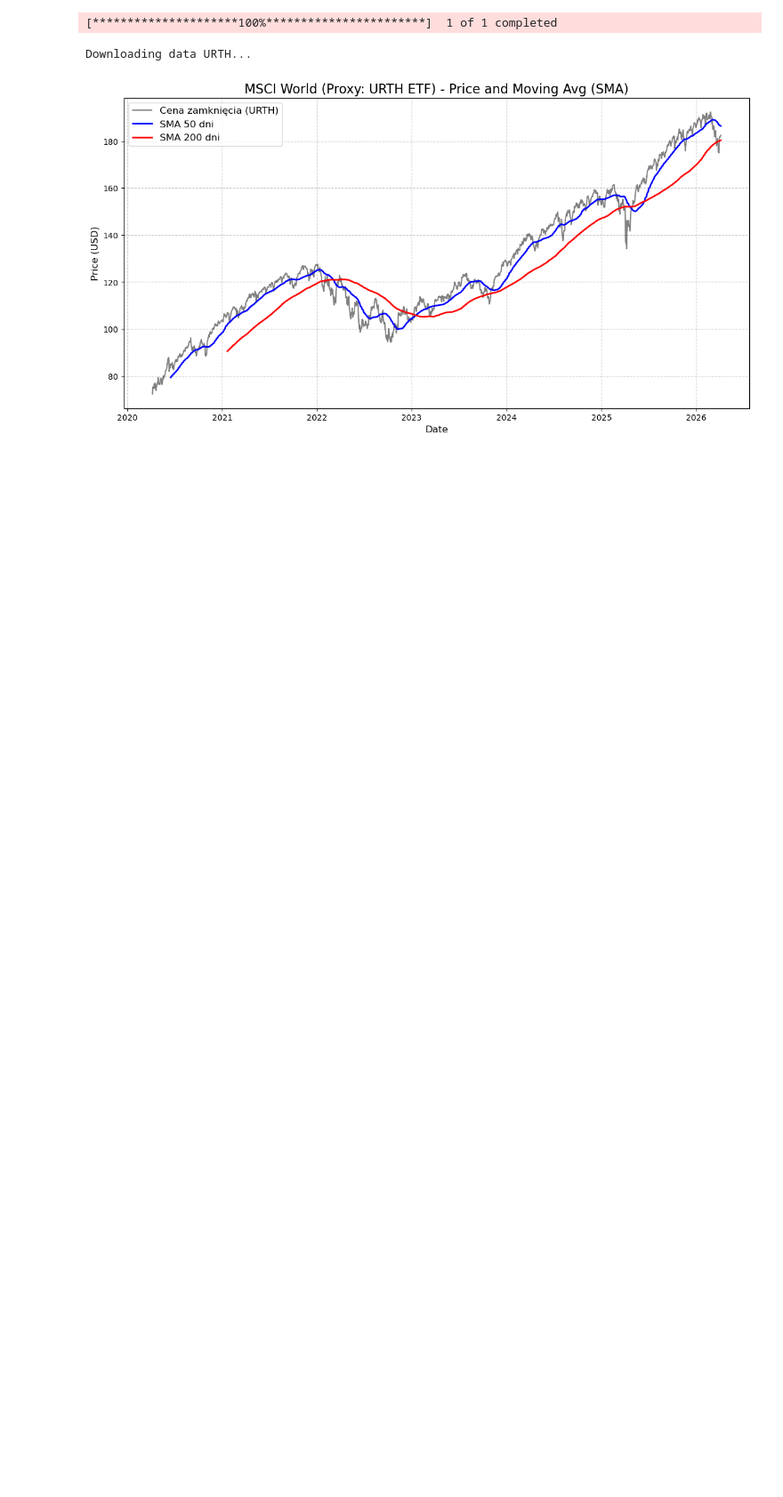
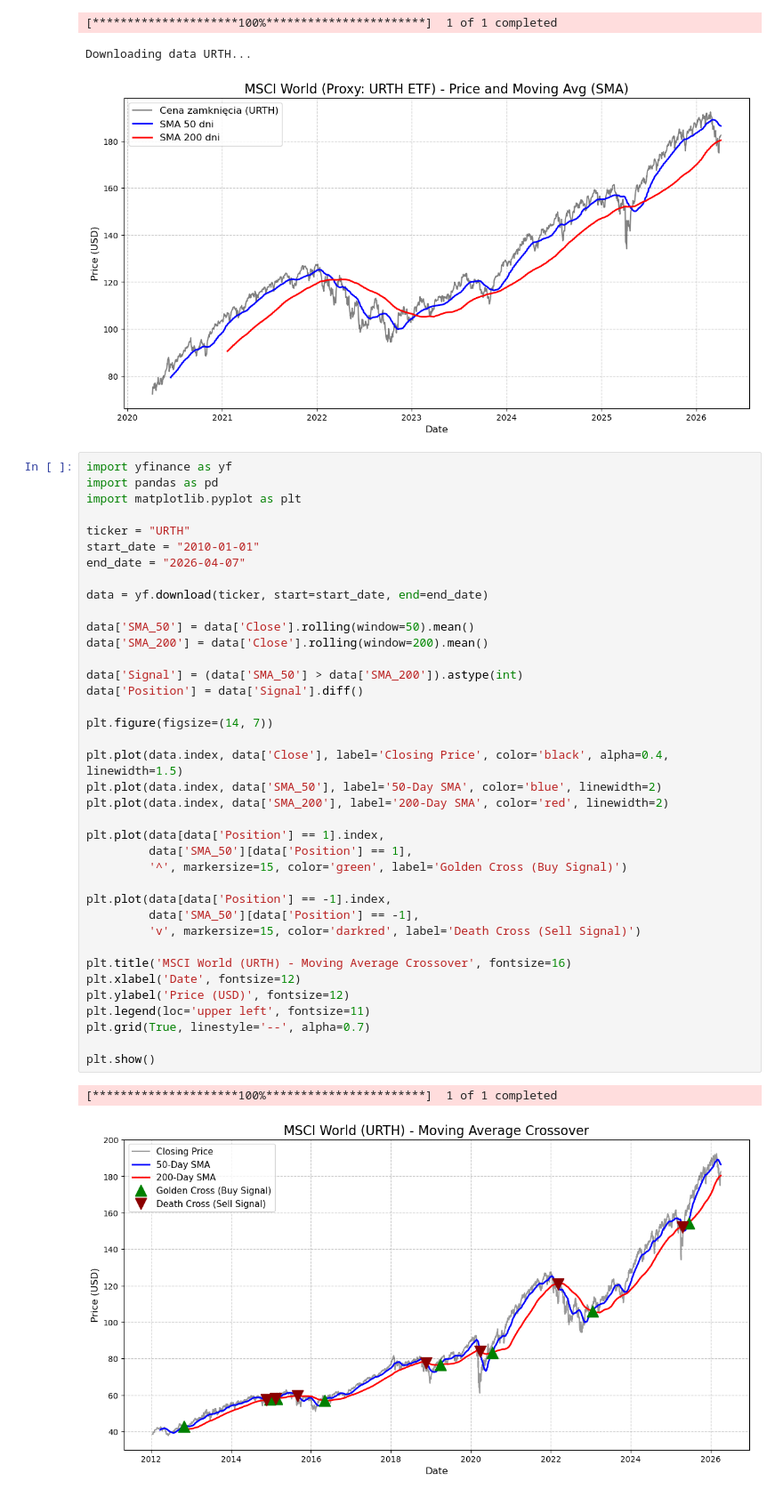
Before and after one commit to KonradChyrzynski/AlgoTradingAndAnalitics, a Jupyter notebook: SMA.ipynb, the cells around one changed output. Shown at 89% size. Drawn from its saved outputs; the diff is of its cells as text; blank space fills up the shorter version.

Commit message:
Add moving avg with crossovers

```diff
--- a/SMA.ipynb
+++ b/SMA.ipynb
@@ -53,3 +53,44 @@ plt.show()
 [*********************100%***********************]  1 of 1 completed
 Downloading data URTH...
 [figure]
+# %%
+import yfinance as yf
+import pandas as pd
+import matplotlib.pyplot as plt
+
+ticker = "URTH"
+start_date = "2010-01-01"
+end_date = "2026-04-07"
+
+data = yf.download(ticker, start=start_date, end=end_date)
+
+data['SMA_50'] = data['Close'].rolling(window=50).mean()
+data['SMA_200'] = data['Close'].rolling(window=200).mean()
+
+data['Signal'] = (data['SMA_50'] > data['SMA_200']).astype(int)
+data['Position'] = data['Signal'].diff()
+
+plt.figure(figsize=(14, 7))
+
+plt.plot(data.index, data['Close'], label='Closing Price', color='black', alpha=0.4, linewidth=1.5)
+plt.plot(data.index, data['SMA_50'], label='50-Day SMA', color='blue', linewidth=2)
+plt.plot(data.index, data['SMA_200'], label='200-Day SMA', color='red', linewidth=2)
+
+plt.plot(data[data['Position'] == 1].index,
+         data['SMA_50'][data['Position'] == 1],
+         '^', markersize=15, color='green', label='Golden Cross (Buy Signal)')
+
+plt.plot(data[data['Position'] == -1].index,
+         data['SMA_50'][data['Position'] == -1],
+         'v', markersize=15, color='darkred', label='Death Cross (Sell Signal)')
+
+plt.title('MSCI World (URTH) - Moving Average Crossover', fontsize=16)
+plt.xlabel('Date', fontsize=12)
+plt.ylabel('Price (USD)', fontsize=12)
+plt.legend(loc='upper left', fontsize=11)
+plt.grid(True, linestyle='--', alpha=0.7)
+
+plt.show()
+# %% [output]
+[*********************100%***********************]  1 of 1 completed
+[figure, added]
```
